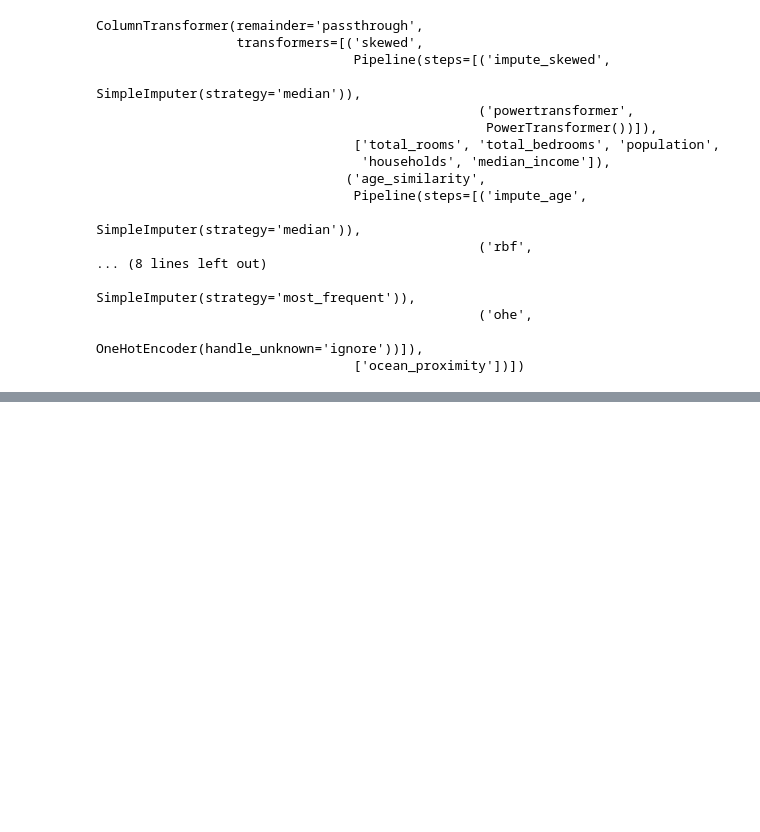
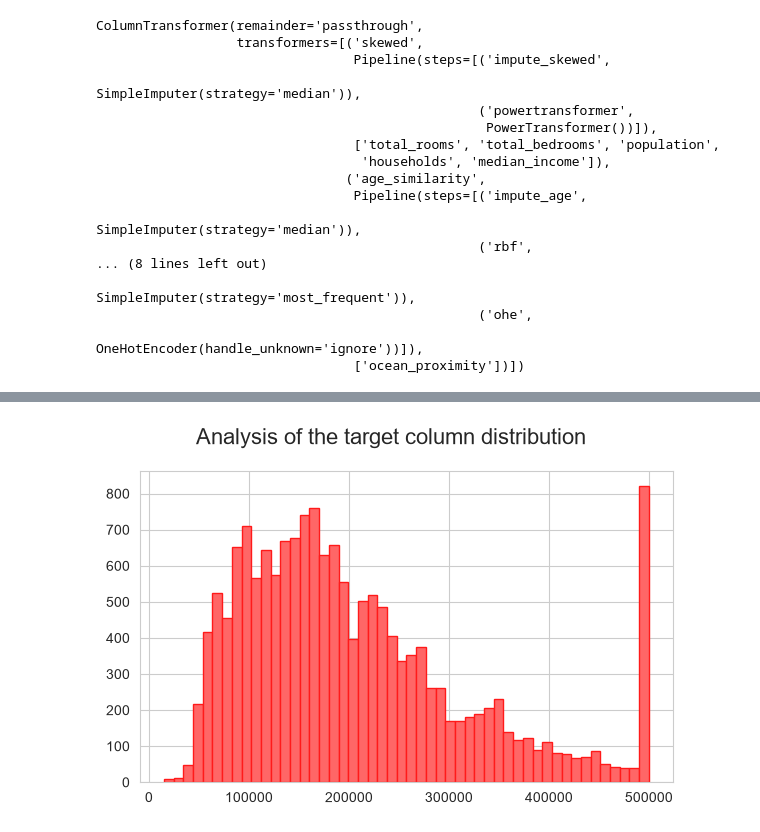
Before and after one commit to sadafesmailkhah/California-housing-price-prediction, a Jupyter notebook: notebooks/01_eda.ipynb, the cells around one changed output, grey strips where cells are left out. Cells and saved outputs as stored; diff of their text form; code cells hidden in the pictures; blank space fills up the shorter version.

```diff
--- a/notebooks/01_eda.ipynb
+++ b/notebooks/01_eda.ipynb
@@ -489,0 +509,10 @@ decision_tree: RMSE mean=66756.81, std=1676.68
+# %%
+plot_histogram(
+    y_train,
+    'Analysis of the target column distribution',
+    '#ff6666',
+    '#ff1a1a',
+    (6,4)
+)
+# %% [output]
+[figure, added]
```
Also changed, not shown: parts of 27 cells of this notebook.
